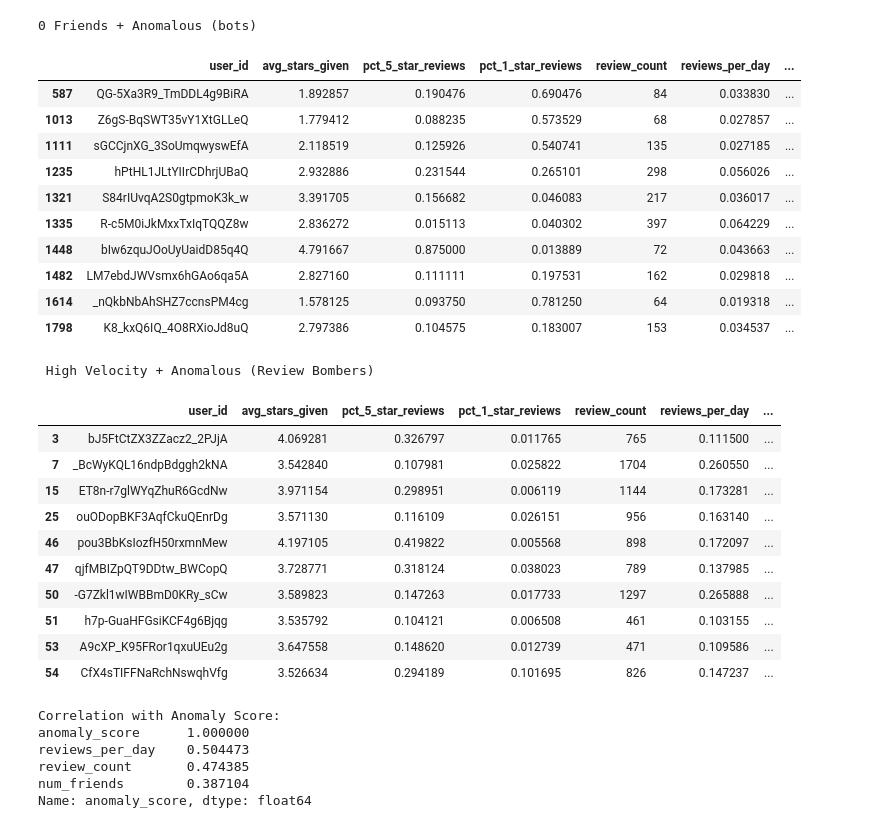
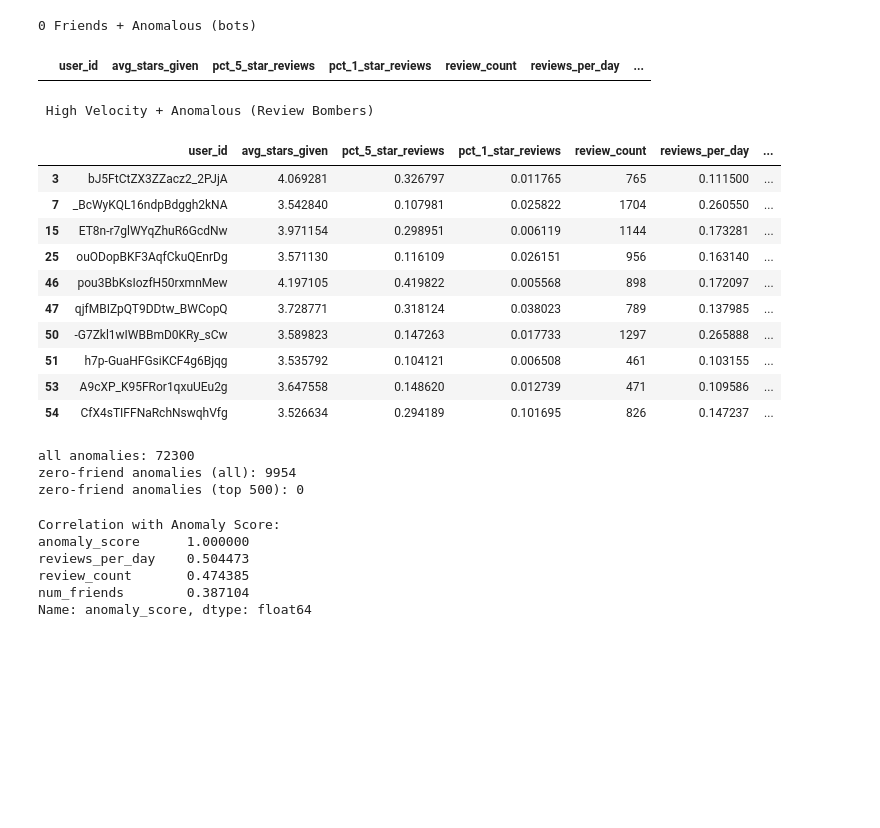
Before and after one commit to lpakingan/DATA228_GroupProject, a Jupyter notebook: notebooks/user_anomaly_analysis.ipynb, the cells around one changed output. Drawn from its saved outputs; the diff is of its cells as text; code cells hidden in the pictures; blank space fills up the shorter version.

Commit message:
Update user anomaly analysis notebook and script

```diff
--- a/notebooks/user_anomaly_analysis.ipynb
+++ b/notebooks/user_anomaly_analysis.ipynb
@@ -54,43 +57,37 @@ import pandas as pd
 from pathlib import Path
 
 # Load your Phase 2 results
 PROJECT_ROOT = Path.cwd().parent
 ANOMALY_PATH = PROJECT_ROOT / "outputs" / "user_anomaly_scores.parquet"
 
 df = pd.read_parquet(ANOMALY_PATH)
 
+top_anomalies = (
+    df[df["is_anomaly"] == 1]
+    .sort_values("anomaly_score", ascending=False)
+)
 # Find users with 0 friends who are in anomaly list
 # bots
 bots = top_anomalies[
     (top_anomalies['num_friends'] == 0) &
     (top_anomalies['is_anomaly'] == 1)
 ].head(10)
 
 # Find "Review Bombers"
 # (Using 0.1 instead of 1.0 based on your max of 0.26)
 bombers = top_anomalies[
     (top_anomalies['reviews_per_day'] > 0.1) &
     (top_anomalies['is_anomaly'] == 1)
 ].head(10)
 
 print("0 Friends + Anomalous (bots)")
 display(bots)
 
 print("\n High Velocity + Anomalous (Review Bombers)")
 display(bombers)
 # %% [output]
 0 Friends + Anomalous (bots)
 |  | user_id | avg_stars_given | pct_5_star_reviews | pct_1_star_reviews | review_count | reviews_per_day | ... |
-| 587 | QG-5Xa3R9_TmDDL4g9BiRA | 1.892857 | 0.190476 | 0.690476 | 84 | 0.033830 | ... |
-| 1013 | Z6gS-BqSWT35vY1XtGLLeQ | 1.779412 | 0.088235 | 0.573529 | 68 | 0.027857 | ... |
-| 1111 | sGCCjnXG_3SoUmqwyswEfA | 2.118519 | 0.125926 | 0.540741 | 135 | 0.027185 | ... |
-| 1235 | hPtHL1JLtYIIrCDhrjUBaQ | 2.932886 | 0.231544 | 0.265101 | 298 | 0.056026 | ... |
-| 1321 | S84rIUvqA2S0gtpmoK3k_w | 3.391705 | 0.156682 | 0.046083 | 217 | 0.036017 | ... |
-| 1335 | R-c5M0iJkMxxTxIqTQQZ8w | 2.836272 | 0.015113 | 0.040302 | 397 | 0.064229 | ... |
-| 1448 | bIw6zquJOoUyUaidD85q4Q | 4.791667 | 0.875000 | 0.013889 | 72 | 0.043663 | ... |
-| 1482 | LM7ebdJWVsmx6hGAo6qa5A | 2.827160 | 0.111111 | 0.197531 | 162 | 0.029818 | ... |
-| 1614 | _nQkbNbAhSHZ7ccnsPM4cg | 1.578125 | 0.093750 | 0.781250 | 64 | 0.019318 | ... |
-| 1798 | K8_kxQ6IQ_4O8RXioJd8uQ | 2.797386 | 0.104575 | 0.183007 | 153 | 0.034537 | ... |
  High Velocity + Anomalous (Review Bombers)
 |  | user_id | avg_stars_given | pct_5_star_reviews | pct_1_star_reviews | review_count | reviews_per_day | ... |
 | 3 | bJ5FtCtZX3ZZacz2_2PJjA | 4.069281 | 0.326797 | 0.011765 | 765 | 0.111500 | ... |
@@ -103,6 +100,20 @@ display(bombers)
 | 51 | h7p-GuaHFGsiKCF4g6Bjqg | 3.535792 | 0.104121 | 0.006508 | 461 | 0.103155 | ... |
 | 53 | A9cXP_K95FRor1qxuUEu2g | 3.647558 | 0.148620 | 0.012739 | 471 | 0.109586 | ... |
 | 54 | CfX4sTIFFNaRchNswqhVfg | 3.526634 | 0.294189 | 0.101695 | 826 | 0.147237 | ... |
+# %%
+# all anomalies Check
+anomalies = df[df["is_anomaly"] == 1]
+
+print("all anomalies:", len(anomalies))
+print("zero-friend anomalies (all):", ((anomalies["num_friends"] == 0)).sum())
+
+# top 500 anomalies only
+top_anomalies = anomalies.sort_values("anomaly_score", ascending=False).head(500)
+print("zero-friend anomalies (top 500):", ((top_anomalies["num_friends"] == 0)).sum())
+# %% [output]
+all anomalies: 72300
+zero-friend anomalies (all): 9954
+zero-friend anomalies (top 500): 0
 # %%
 # Calculate correlation between all numeric columns
 correlation_matrix = df[["anomaly_score", "num_friends", "reviews_per_day", "review_count"]].corr()
```
Also changed, not shown: parts of 3 cells of this notebook, 1 other file.
